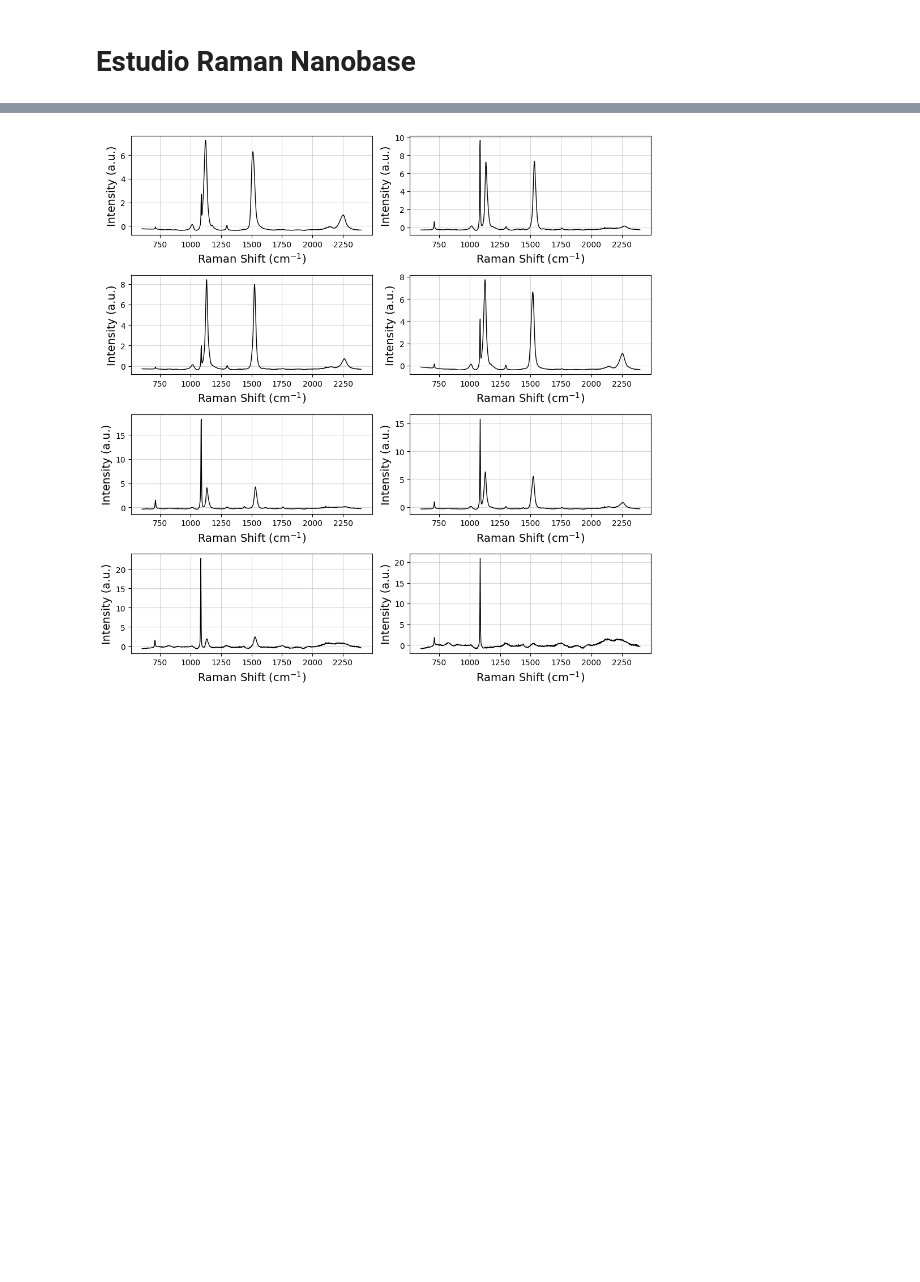
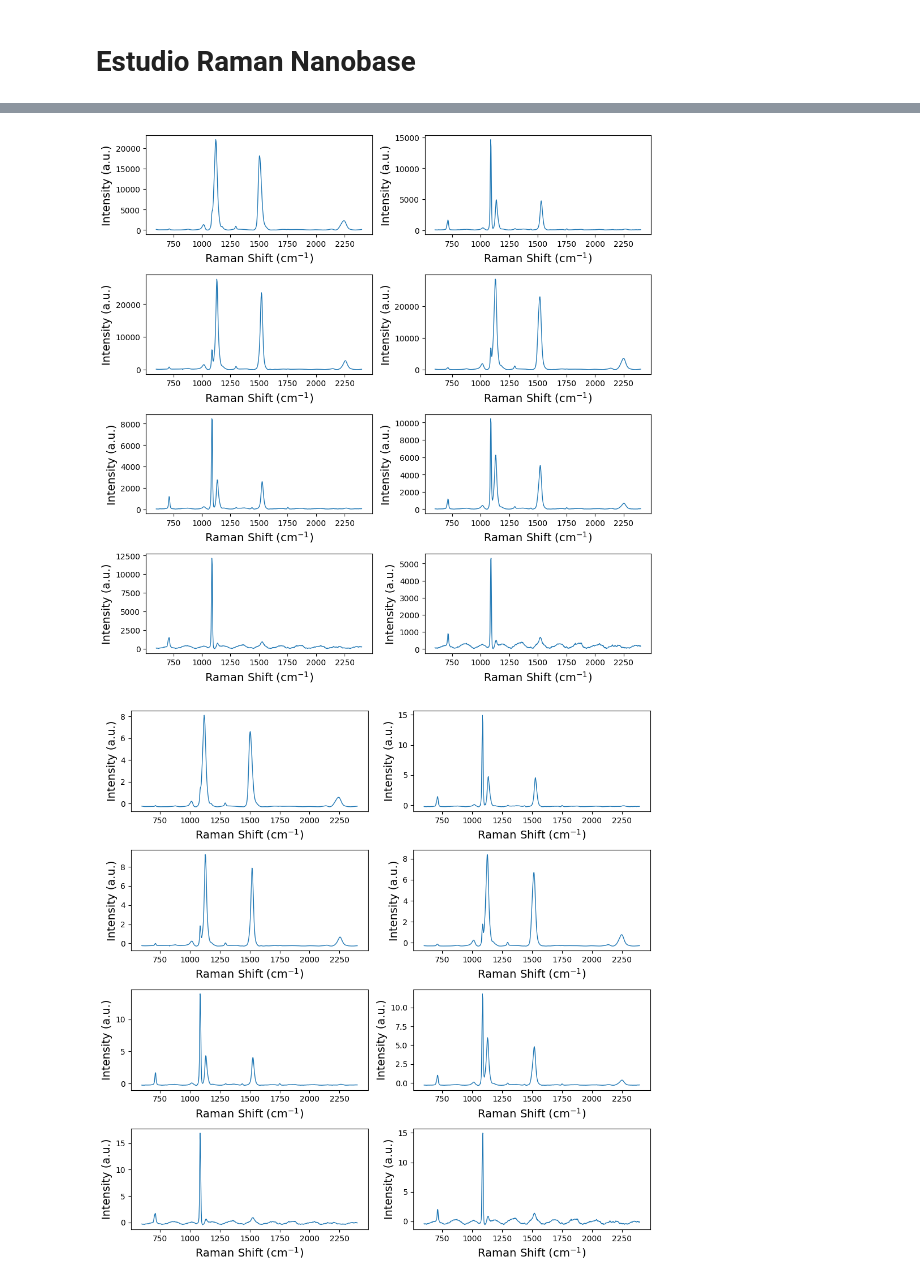
Before and after one commit to andreaperezasen/TFM-ML-Raman-Conchas-Arqueologicas, a Jupyter notebook: Code/Notebooks/plot_espectros.ipynb, the cells around one changed output, grey strips where cells are left out. Cells and saved outputs as stored; diff of their text form; code cells hidden in the pictures; blank space fills up the shorter version.

Commit message:
Cambios paper

```diff
--- a/Code/Notebooks/plot_espectros.ipynb
+++ b/Code/Notebooks/plot_espectros.ipynb
@@ -300,7 +300,7 @@ def avg_spectrum_all(data,  muestras):
     # Muestra los subplots
     plt.show()
 
+avg_spectrum_all(data_sonda_2024_Matlab, muestras_ordenadas)
+data_sonda_2024_Matlab_snv = SNV(data_sonda_2024_Matlab)
 avg_spectrum_all(data_sonda_2024_Matlab_snv, muestras_ordenadas)
-data_nanobase_snv = SNV(data_nanobase)
-avg_spectrum_all(data_nanobase_snv, muestras_ordenadas)
 # %% [output]
@@ -309,4 +309,8 @@ avg_spectrum_all(data_nanobase_snv, muestras_ordenadas)
+# %%
+muestras_ordenadas = ['LIT1', 'LIT2', 'LIT3', 'LIT4','LIT5','LIT6','LIT235.3', 'LIT885.1']
+data_nanobase_snv = SNV(data_nanobase)
 # %%
+
 def avg_spectrum_all_paper(data,  muestras):
     #data = pd.concat(dataframes, axis=0)
     fig, axes = plt.subplots(4, 2, figsize=(10, 10))
@@ -323,36 +327,38 @@ def avg_spectrum_all_paper(data,  muestras):
         columna = i % 2
 
         # Representa el espectro medio en el subplot correspondiente
-        axes[fila, columna].plot(wavenumber, mean_intensity, label=f'Muestra {muestra}', color = 'black', lw=1)
+        axes[fila, columna].plot(wavenumber, mean_intensity, label=f'Muestra {muestra}', lw=1)
         axes[fila, columna].set_xlabel('Raman Shift (cm$^{-1}$)',fontsize=14)
         axes[fila, columna].set_ylabel('Intensity (a.u.)',fontsize=14)
-        axes[fila, columna].grid(True, alpha=0.5)
+        #axes[fila, columna].grid(True, alpha=0.5)
 
 
 
     # Ajusta el espaciado entre subplots
     plt.tight_layout()
 
 
 
     # Muestra los subplots
     plt.show()
 
 def cut_spectrum(df, min_wavelength, max_wavelength):
     """
     Cuts the spectrum to a specific range.
     Parameters:
     - df (pandas.DataFrame): DataFrame containing the spectrum.
     - min_wavelength (int): Minimum wavelength.
     - max_wavelength (int): Maximum wavelength.
     Returns:
     - df_cut (pandas.DataFrame): DataFrame containing the spectrum within the specified range.
     """
     df.columns = df.columns.astype(float) #si tus columnas deben ser números flotantes
     df_cut = df.loc[:, (df.columns >= min_wavelength) & (df.columns <= max_wavelength)]
     return df_cut
-df_cut = cut_spectrum(data_nanobase_snv, min_wavelength=600, max_wavelength=2400)
-
+df_cut_snv = cut_spectrum(data_sonda_2024_Matlab_snv, min_wavelength=600, max_wavelength=2400)
+df_cut = cut_spectrum(data_sonda_2024_Matlab, min_wavelength=600, max_wavelength=2400)
 avg_spectrum_all_paper(df_cut, muestras_ordenadas)
+avg_spectrum_all_paper(df_cut_snv, muestras_ordenadas)
 # %% [output]
-[figure, old version]
+[figure, new version]
+[figure, added]
```
Also changed, not shown: parts of 1 cell of this notebook, 2 other files.
